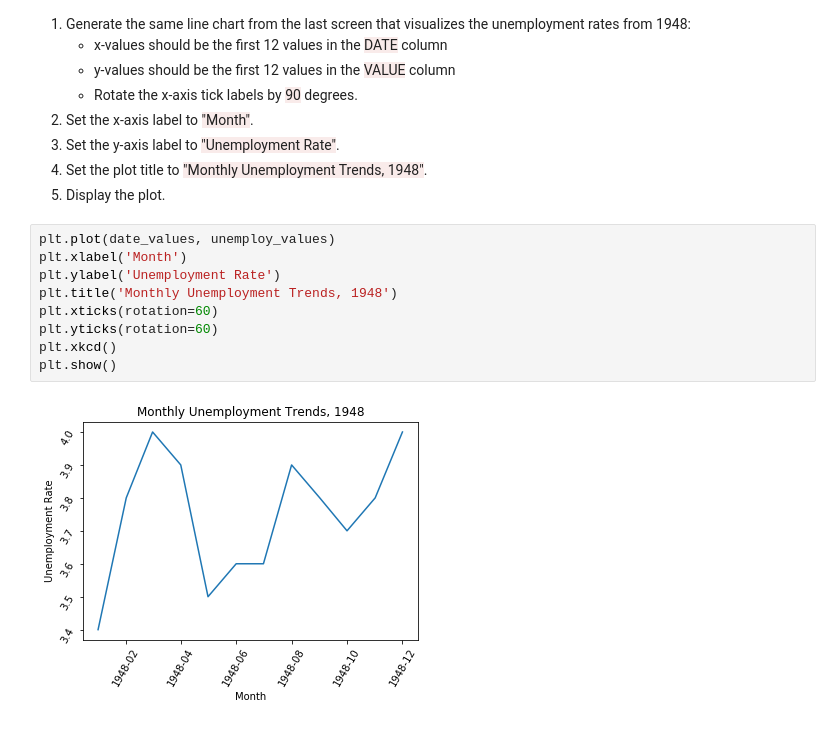
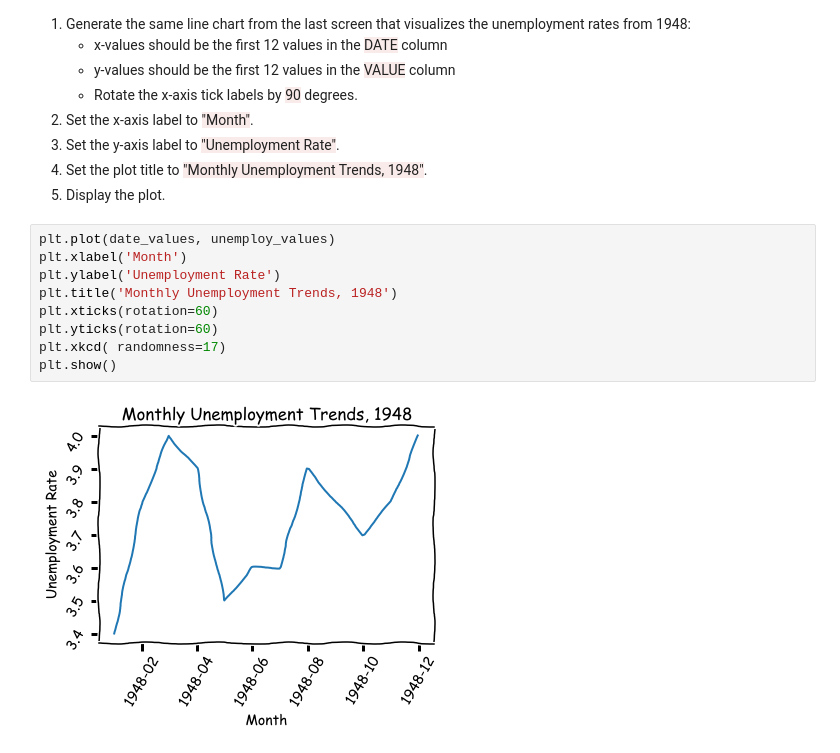
Before and after one commit to Yuri-wrlk/IMD_0033_Probabilidade, a Jupyter notebook: Aula 08 - Análise Exploratória de Dados/Exploratory Data Analysis I - Line Charts.ipynb, the cells around one changed output. Saved outputs shown, nothing was run; the diff lists cells and outputs as text.

```diff
--- a/Aula 08 - Análise Exploratória de Dados/Exploratory Data Analysis I - Line Charts.ipynb
+++ b/Aula 08 - Análise Exploratória de Dados/Exploratory Data Analysis I - Line Charts.ipynb
@@ -271,11 +271,11 @@ Here's an overview of the pyplot functions we need to tweak the axis labels and
 # %%
 plt.plot(date_values, unemploy_values)
 plt.xlabel('Month')
 plt.ylabel('Unemployment Rate')
 plt.title('Monthly Unemployment Trends, 1948')
 plt.xticks(rotation=60)
 plt.yticks(rotation=60)
-plt.xkcd()
+plt.xkcd( randomness=17)
 plt.show()
 # %% [output]
-[figure, old version]
+[figure, new version]
```
